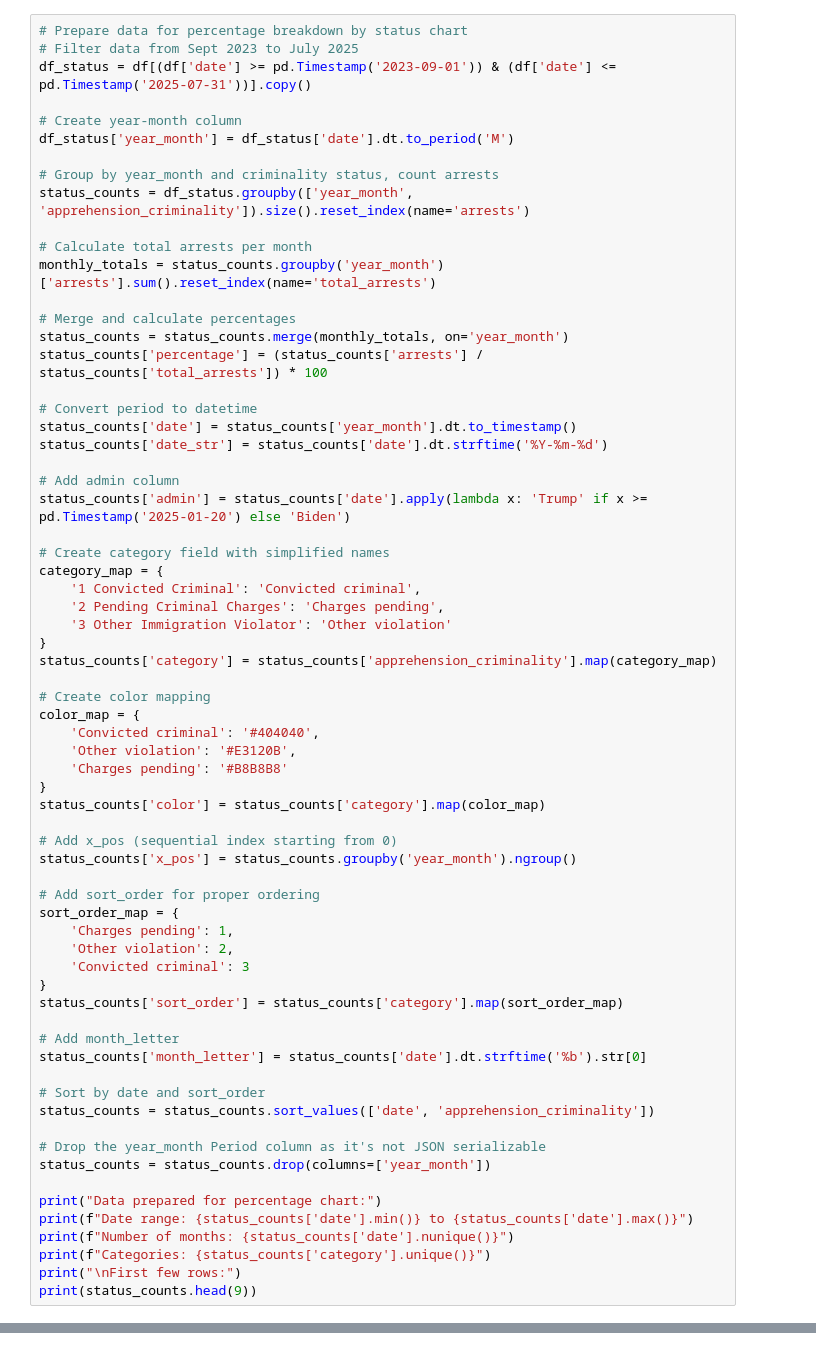
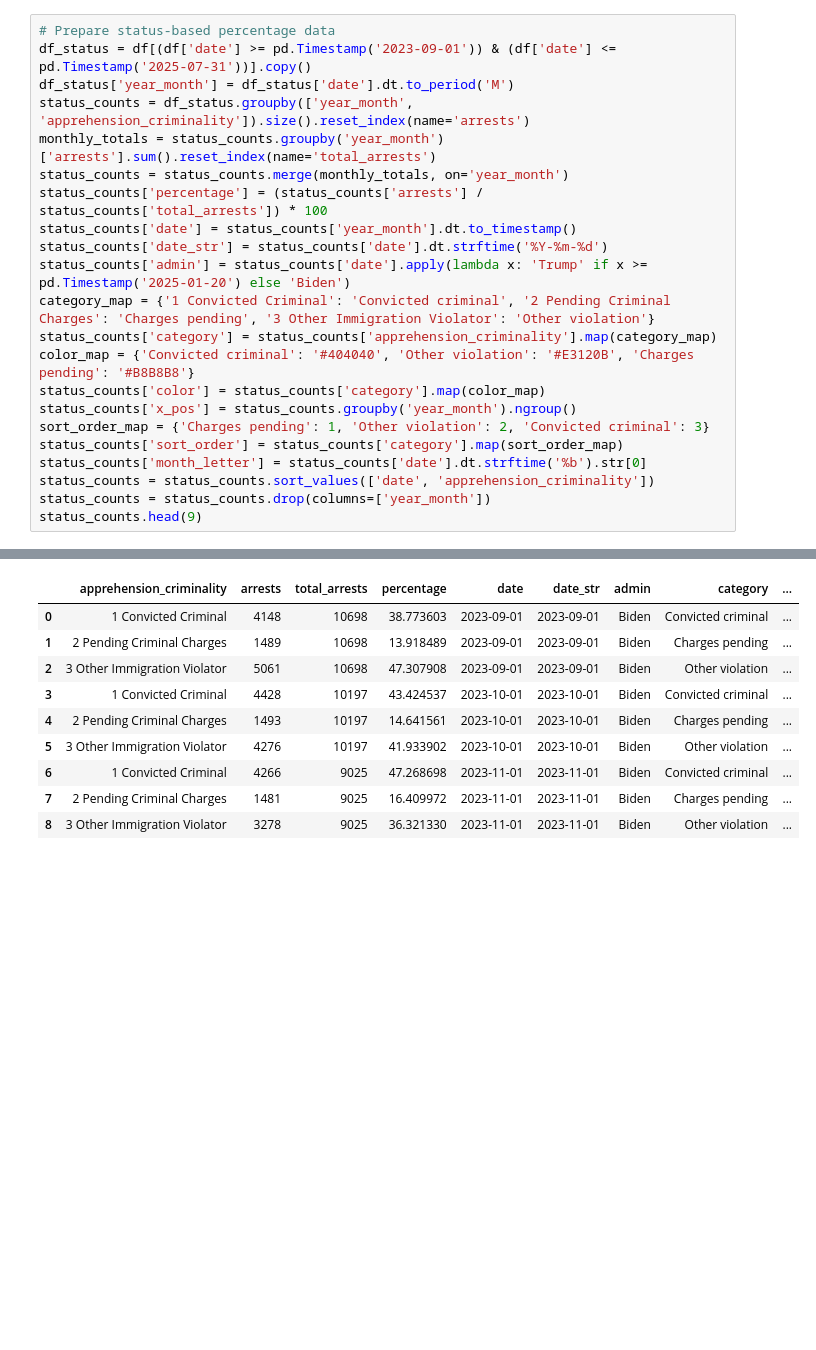
Before and after one commit to juanxgi83/juanxgi83.github.io, a Jupyter notebook: jupyter_notebooks/ice_arrests.ipynb, the cells around one changed output, grey strips where cells are left out. Saved outputs shown, nothing was run; the diff lists cells and outputs as text; blank space fills up the shorter version.

```diff
--- a/jupyter_notebooks/ice_arrests.ipynb
+++ b/jupyter_notebooks/ice_arrests.ipynb
@@ -1512,68 +725,23 @@ Use the dropdown menu in the chart to switch between 'Reproduced' and 'Modified'
 # %%
-# Prepare data for percentage breakdown by status chart
-# Filter data from Sept 2023 to July 2025
+# Prepare status-based percentage data
 df_status = df[(df['date'] >= pd.Timestamp('2023-09-01')) & (df['date'] <= pd.Timestamp('2025-07-31'))].copy()
-
-# Create year-month column
 df_status['year_month'] = df_status['date'].dt.to_period('M')
-
-# Group by year_month and criminality status, count arrests
 status_counts = df_status.groupby(['year_month', 'apprehension_criminality']).size().reset_index(name='arrests')
-
-# Calculate total arrests per month
 monthly_totals = status_counts.groupby('year_month')['arrests'].sum().reset_index(name='total_arrests')
-
-# Merge and calculate percentages
 status_counts = status_counts.merge(monthly_totals, on='year_month')
 status_counts['percentage'] = (status_counts['arrests'] / status_counts['total_arrests']) * 100
-
-# Convert period to datetime
 status_counts['date'] = status_counts['year_month'].dt.to_timestamp()
 status_counts['date_str'] = status_counts['date'].dt.strftime('%Y-%m-%d')
-
-# Add admin column
 status_counts['admin'] = status_counts['date'].apply(lambda x: 'Trump' if x >= pd.Timestamp('2025-01-20') else 'Biden')
-
-# Create category field with simplified names
-category_map = {
-    '1 Convicted Criminal': 'Convicted criminal',
-    '2 Pending Criminal Charges': 'Charges pending',
-    '3 Other Immigration Violator': 'Other violation'
-}
+category_map = {'1 Convicted Criminal': 'Convicted criminal', '2 Pending Criminal Charges': 'Charges pending', '3 Other Immigration Violator': 'Other violation'}
 status_counts['category'] = status_counts['apprehension_criminality'].map(category_map)
-
-# Create color mapping
-color_map = {
-    'Convicted criminal': '#404040',
-    'Other violation': '#E3120B',
-    'Charges pending': '#B8B8B8'
-}
+color_map = {'Convicted criminal': '#404040', 'Other violation': '#E3120B', 'Charges pending': '#B8B8B8'}
 status_counts['color'] = status_counts['category'].map(color_map)
-
-# Add x_pos (sequential index starting from 0)
 status_counts['x_pos'] = status_counts.groupby('year_month').ngroup()
-
-# Add sort_order for proper ordering
-sort_order_map = {
-    'Charges pending': 1,
-    'Other violation': 2,
-    'Convicted criminal': 3
-}
+sort_order_map = {'Charges pending': 1, 'Other violation': 2, 'Convicted criminal': 3}
 status_counts['sort_order'] = status_counts['category'].map(sort_order_map)
-
-# Add month_letter
 status_counts['month_letter'] = status_counts['date'].dt.strftime('%b').str[0]
-
-# Sort by date and sort_order
 status_counts = status_counts.sort_values(['date', 'apprehension_criminality'])
-
-# Drop the year_month Period column as it's not JSON serializable
 status_counts = status_counts.drop(columns=['year_month'])
-
-print("Data prepared for percentage chart:")
-print(f"Date range: {status_counts['date'].min()} to {status_counts['date'].max()}")
-print(f"Number of months: {status_counts['date'].nunique()}")
-print(f"Categories: {status_counts['category'].unique()}")
-print("\nFirst few rows:")
-print(status_counts.head(9))
+status_counts.head(9)
 # %% [output]
@@ -1597 +748,11 @@ First few rows:
+|  | apprehension_criminality | arrests | total_arrests | percentage | date | date_str | admin | category | ... |
+| 0 | 1 Convicted Criminal | 4148 | 10698 | 38.773603 | 2023-09-01 | 2023-09-01 | Biden | Convicted criminal | ... |
+| 1 | 2 Pending Criminal Charges | 1489 | 10698 | 13.918489 | 2023-09-01 | 2023-09-01 | Biden | Charges pending | ... |
+| 2 | 3 Other Immigration Violator | 5061 | 10698 | 47.307908 | 2023-09-01 | 2023-09-01 | Biden | Other violation | ... |
+| 3 | 1 Convicted Criminal | 4428 | 10197 | 43.424537 | 2023-10-01 | 2023-10-01 | Biden | Convicted criminal | ... |
+| 4 | 2 Pending Criminal Charges | 1493 | 10197 | 14.641561 | 2023-10-01 | 2023-10-01 | Biden | Charges pending | ... |
+| 5 | 3 Other Immigration Violator | 4276 | 10197 | 41.933902 | 2023-10-01 | 2023-10-01 | Biden | Other violation | ... |
+| 6 | 1 Convicted Criminal | 4266 | 9025 | 47.268698 | 2023-11-01 | 2023-11-01 | Biden | Convicted criminal | ... |
+| 7 | 2 Pending Criminal Charges | 1481 | 9025 | 16.409972 | 2023-11-01 | 2023-11-01 | Biden | Charges pending | ... |
+| 8 | 3 Other Immigration Violator | 3278 | 9025 | 36.321330 | 2023-11-01 | 2023-11-01 | Biden | Other violation | ... |
 # %%
```
Also changed, not shown: parts of 21 cells of this notebook, 40 other files.
